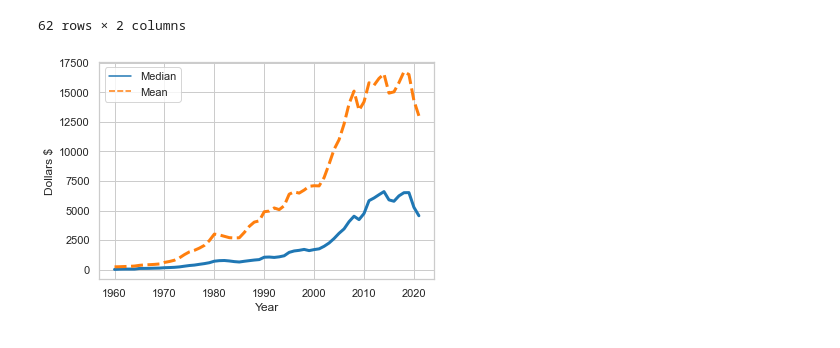
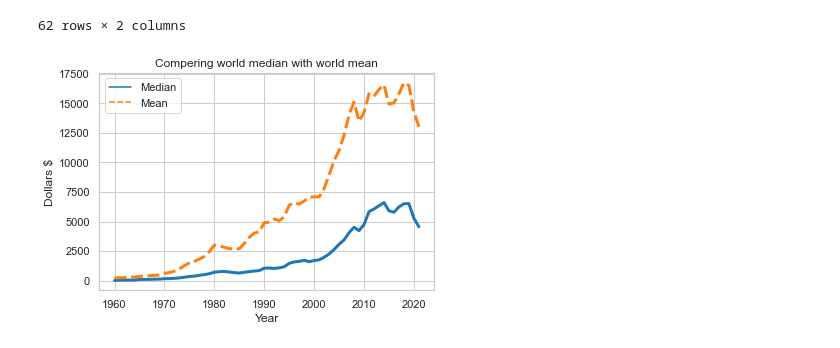
Before and after one commit to NorthBrainsAnalytics/GDP-per-capita, a Jupyter notebook: GDP per capita.ipynb, the cells around one changed output. Cells and saved outputs as stored; diff of their text form; code cells hidden in the pictures.

Commit message:
Commit 3a
added title to third chart "compering mean with median"

```diff
--- a/GDP per capita.ipynb
+++ b/GDP per capita.ipynb
@@ -180,12 +180,13 @@ MMdf
 # %%
 import seaborn as sns
 
 sns.set_theme(style="whitegrid")
 
 data = MMdf["Median"], MMdf["Mean"]
 
 p = sns.lineplot(data=data, palette="tab10", linewidth=3)
 p.set(ylabel = "Dollars $")
+plt.title("Compering world median with world mean")
 plt.show()
 # %% [output]
-[figure, old version]
+[figure, new version]
```
